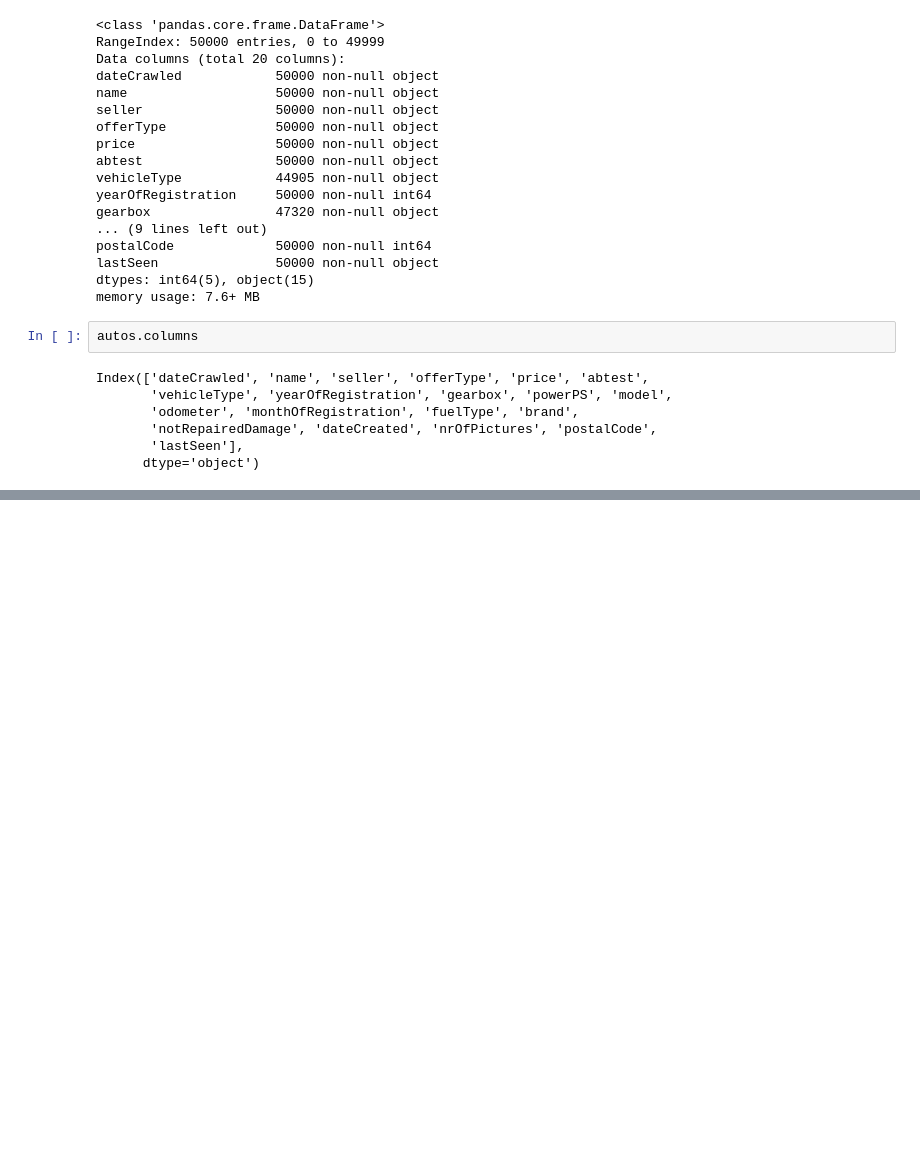
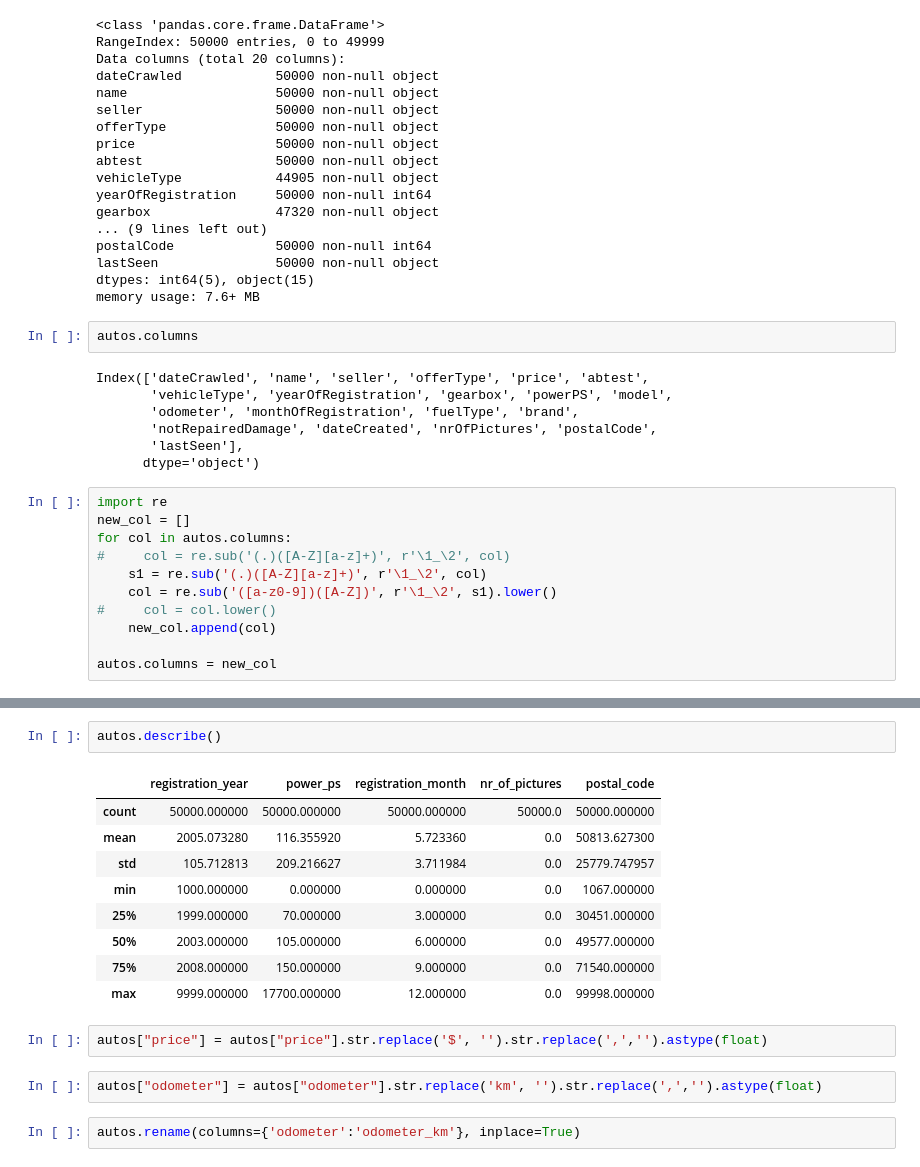
Before and after one commit to raktim314/Ebay-Car-Sales-Data, a Jupyter notebook: Basics.ipynb, the cells around one changed output, grey strips where cells are left out. Cells and saved outputs as stored; diff of their text form; blank space fills up the shorter version.

```diff
--- a/Basics.ipynb
+++ b/Basics.ipynb
@@ -40,3 +40,14 @@ Index(['dateCrawled', 'name', 'seller', 'offerType', 'price', 'abtest',
        'notRepairedDamage', 'dateCreated', 'nrOfPictures', 'postalCode',
        'lastSeen'],
       dtype='object')
+# %%
+import re
+new_col = []
+for col in autos.columns:
+#     col = re.sub('(.)([A-Z][a-z]+)', r'\1_\2', col)
+    s1 = re.sub('(.)([A-Z][a-z]+)', r'\1_\2', col)
+    col = re.sub('([a-z0-9])([A-Z])', r'\1_\2', s1).lower()
+#     col = col.lower()
+    new_col.append(col)
+
+autos.columns = new_col
@@ -42,0 +75,18 @@ Index(['dateCrawled', 'name', 'seller', 'offerType', 'price', 'abtest',
+# %%
+autos.describe()
+# %% [output]
+|  | registration_year | power_ps | registration_month | nr_of_pictures | postal_code |
+| count | 50000.000000 | 50000.000000 | 50000.000000 | 50000.0 | 50000.000000 |
+| mean | 2005.073280 | 116.355920 | 5.723360 | 0.0 | 50813.627300 |
+| std | 105.712813 | 209.216627 | 3.711984 | 0.0 | 25779.747957 |
+| min | 1000.000000 | 0.000000 | 0.000000 | 0.0 | 1067.000000 |
+| 25% | 1999.000000 | 70.000000 | 3.000000 | 0.0 | 30451.000000 |
+| 50% | 2003.000000 | 105.000000 | 6.000000 | 0.0 | 49577.000000 |
+| 75% | 2008.000000 | 150.000000 | 9.000000 | 0.0 | 71540.000000 |
+| max | 9999.000000 | 17700.000000 | 12.000000 | 0.0 | 99998.000000 |
+# %%
+autos["price"] = autos["price"].str.replace('$', '').str.replace(',','').astype(float)
+# %%
+autos["odometer"] = autos["odometer"].str.replace('km', '').str.replace(',','').astype(float)
+# %%
+autos.rename(columns={'odometer':'odometer_km'}, inplace=True)
```
Also changed, not shown: parts of 4 cells of this notebook.
